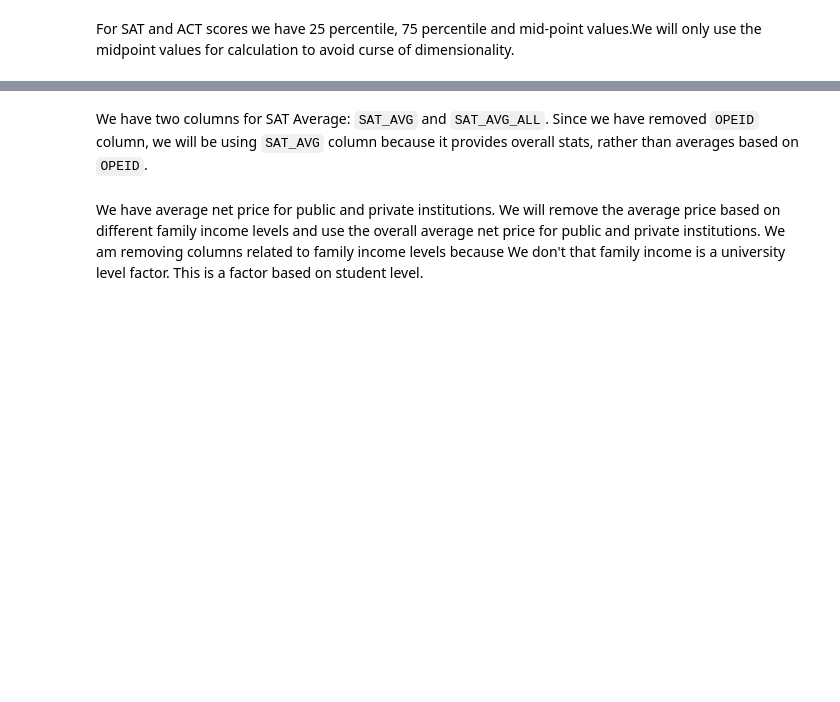
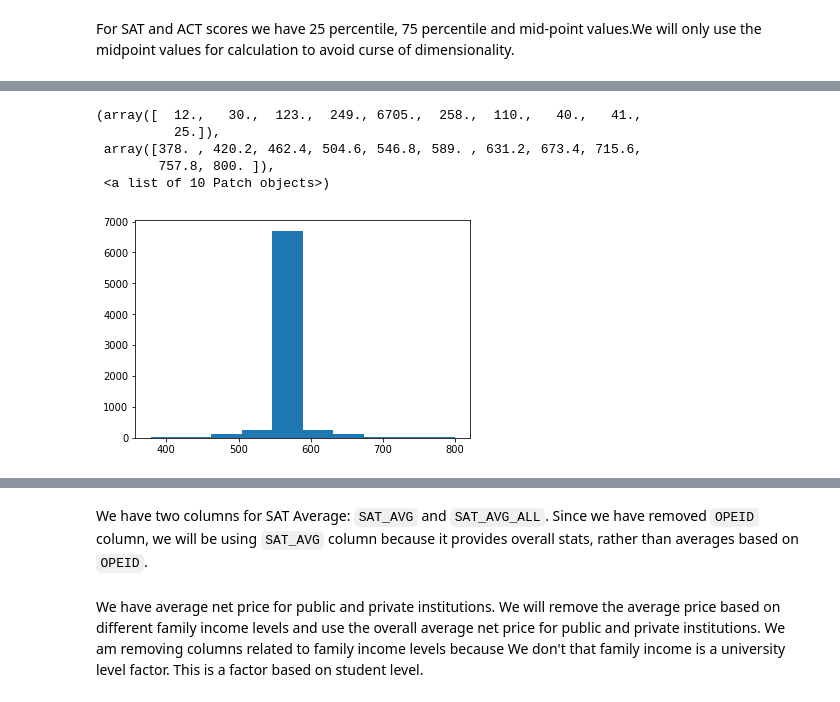
Before and after one commit to sanjeevai/ML-Capstone, a Jupyter notebook: project.ipynb, the cells around one changed output, grey strips where cells are left out. Saved outputs shown, nothing was run; the diff lists cells and outputs as text; code cells hidden in the pictures; blank space fills up the shorter version.

```diff
--- a/project.ipynb
+++ b/project.ipynb
@@ -416,0 +436,10 @@ For SAT and ACT scores we have 25 percentile, 75 percentile and mid-point values
+# %%
+df['SATVR75'].fillna(df['SATVR75'].median(), inplace = True)
+plt.hist(df['SATVR75'])
+# %% [output]
+(array([  12.,   30.,  123.,  249., 6705.,  258.,  110.,   40.,   41.,
+          25.]),
+ array([378. , 420.2, 462.4, 504.6, 546.8, 589. , 631.2, 673.4, 715.6,
+        757.8, 800. ]),
+ <a list of 10 Patch objects>)
+[figure, added]
```
Also changed, not shown: parts of 59 cells of this notebook.
